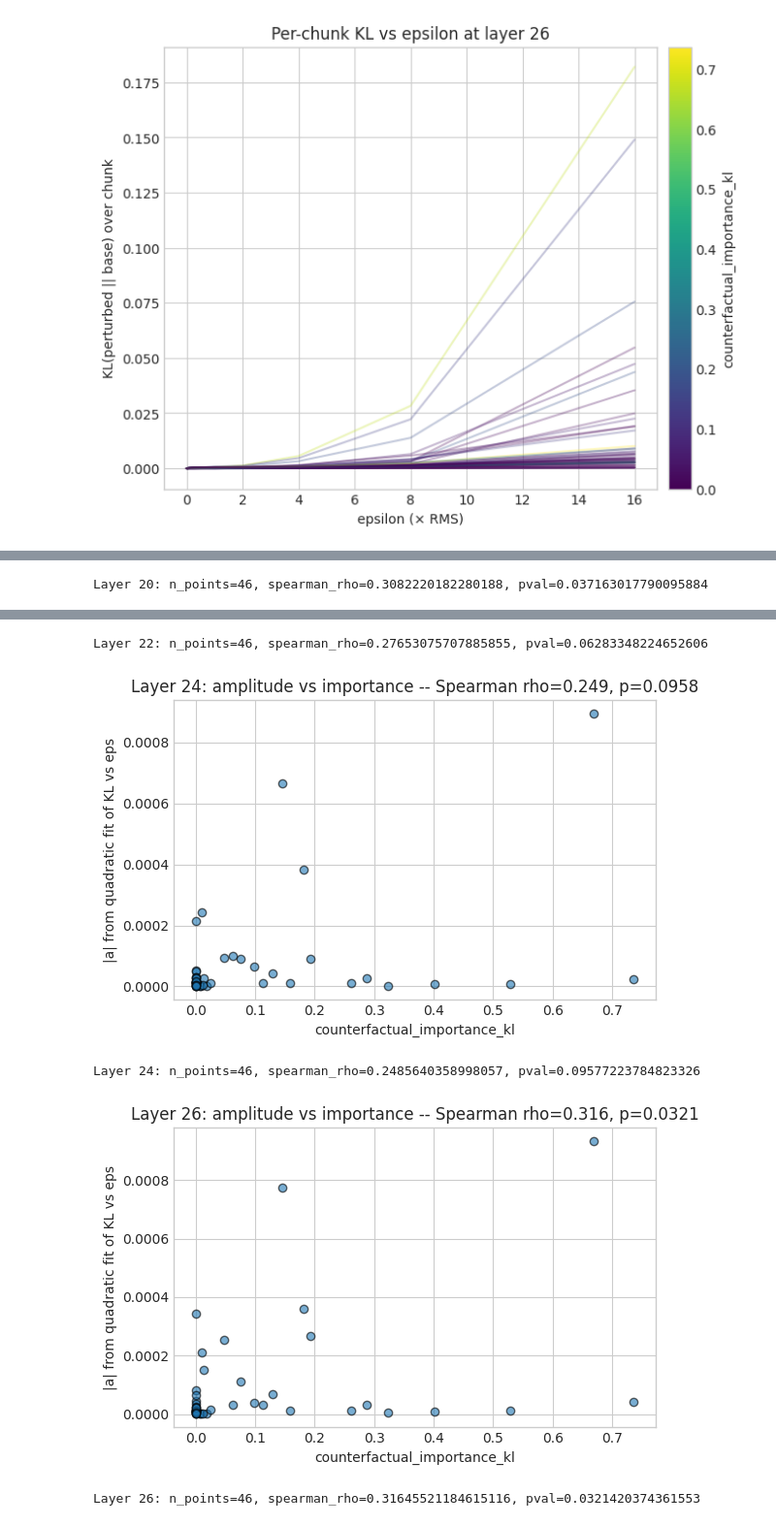
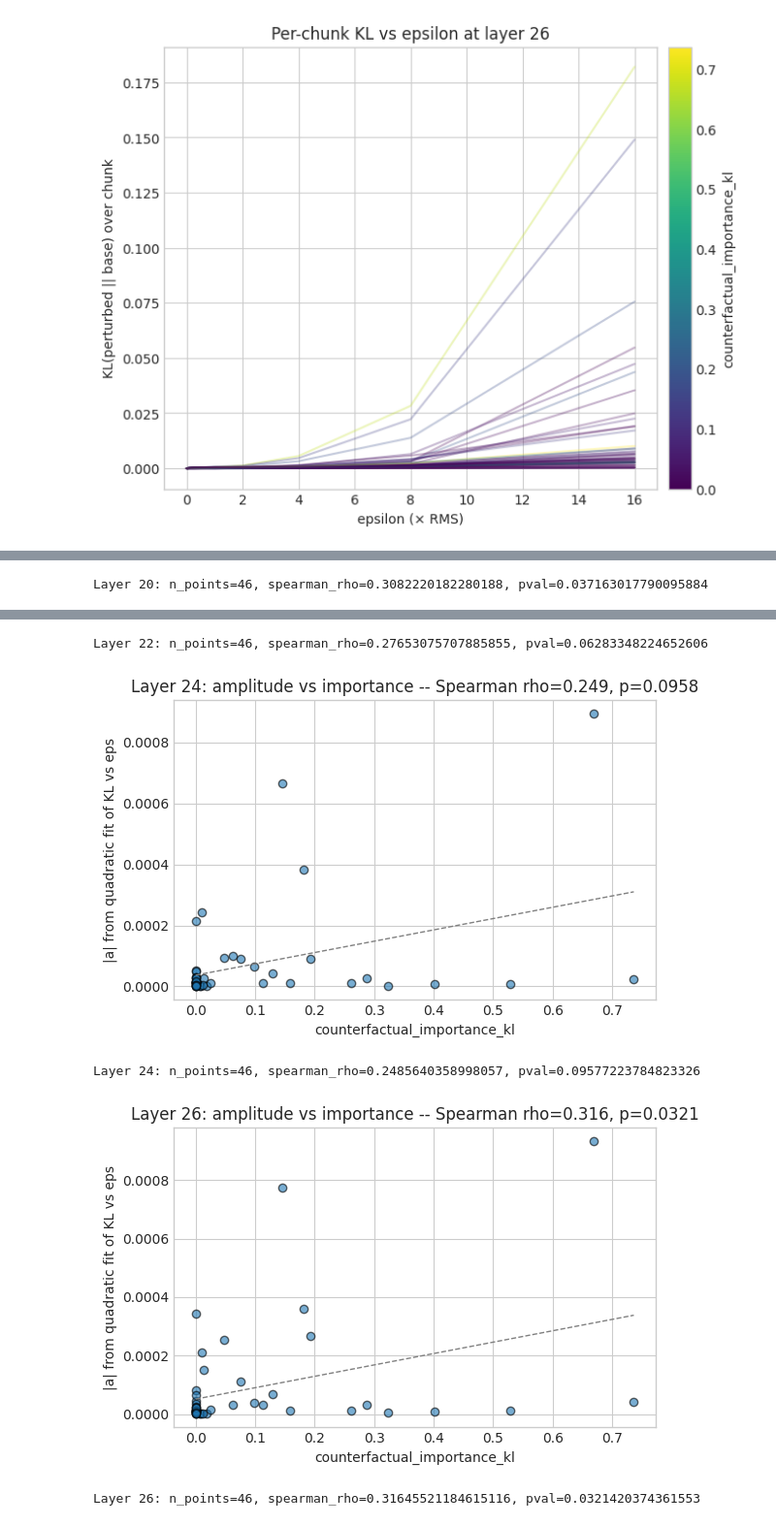
Before and after one commit to cutterdawes/SteeringThoughtAnchors, a Jupyter notebook: notebooks/experiment_3aii_anchor_perturbation.ipynb, the cells around one changed output, grey strips where cells are left out. Shown at 97% size. Cells and saved outputs as stored; diff of their text form; code cells hidden in the pictures.

```diff
--- a/notebooks/experiment_3aii_anchor_perturbation.ipynb
+++ b/notebooks/experiment_3aii_anchor_perturbation.ipynb
@@ -494,12 +494,12 @@ for L in selected_layers:
         title += f', p={float(pval):.3g}'
     ax.set_title(title)
     # Optional linear guide for visualization
-    # try:
-    #     m, b = np.polyfit(x, y, 1)
-    #     xs = np.linspace(x.min(), x.max(), 100)
-    #     ax.plot(xs, m*xs + b, color='gray', linestyle='--', linewidth=1)
-    # except Exception:
-    #     pass
+    try:
+        m, b = np.polyfit(x, y, 1)
+        xs = np.linspace(x.min(), x.max(), 100)
+        ax.plot(xs, m*xs + b, color='gray', linestyle='--', linewidth=1)
+    except Exception:
+        pass
     plt.tight_layout()
     plt.show()
     print(f'Layer {L}: n_points={len(x)}, spearman_rho={rho}, pval={pval}')
@@ -510,5 +510,5 @@ Layer 20: n_points=46, spearman_rho=0.3082220182280188, pval=0.03716301779009588
 Layer 22: n_points=46, spearman_rho=0.27653075707885855, pval=0.06283348224652606
-[figure, old version]
+[figure, new version]
 Layer 24: n_points=46, spearman_rho=0.2485640358998057, pval=0.09577223784823326
-[figure, old version]
+[figure, new version]
 Layer 26: n_points=46, spearman_rho=0.31645521184615116, pval=0.0321420374361553
```
Also changed, not shown: parts of 1 cell of this notebook, 4 other files.
